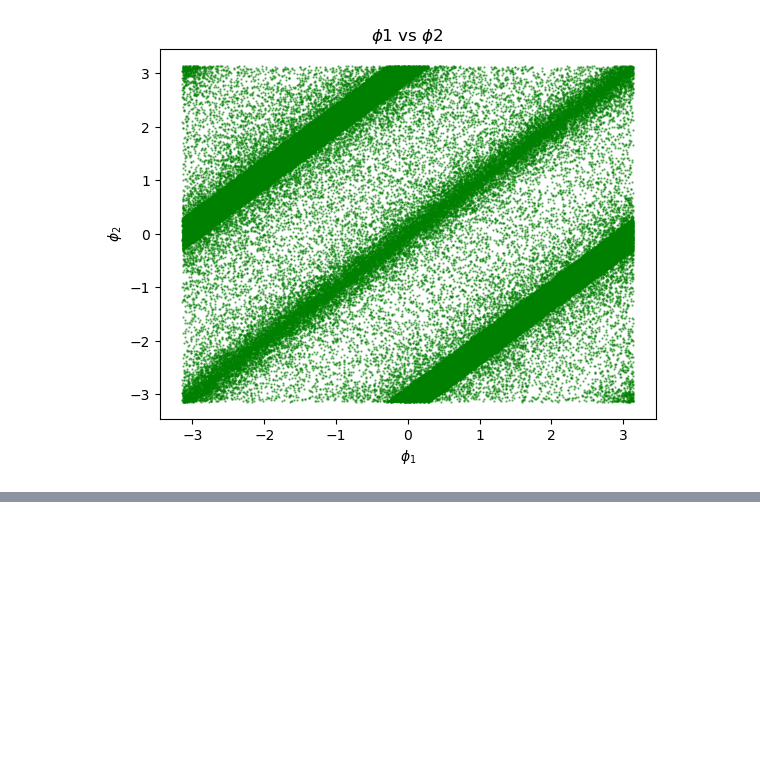
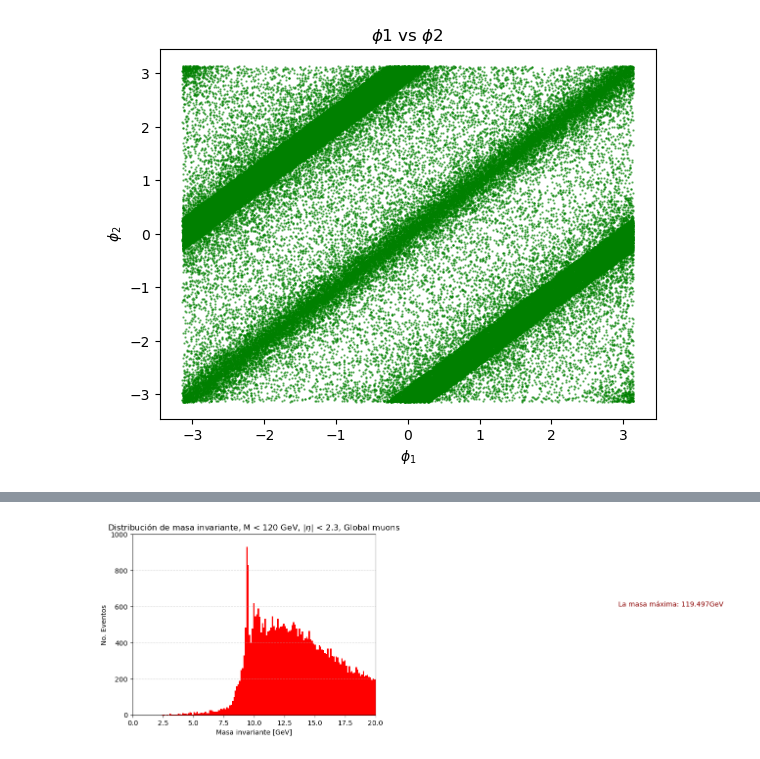
Before and after one commit to ProgramasParaFisicaDeParticulas/blindsampleanalysiswithcsv9-Art-999, a Jupyter notebook: Sample_desconocida.ipynb, the cells around one changed output, grey strips where cells are left out. Cells and saved outputs as stored; diff of their text form; code cells hidden in the pictures; blank space fills up the shorter version.

```diff
--- a/Sample_desconocida.ipynb
+++ b/Sample_desconocida.ipynb
@@ -433,0 +466,16 @@ plt.show()
+# %%
+plt.hist(corte_MG_eta_phi['M'], bins = 1000, color='red')
+
+plt.xlabel("Masa invariante [GeV]")
+plt.ylabel("No. Eventos")
+plt.title(r"Distribución de masa invariante, M < 120 GeV, $|\eta|$ < 2.3, Global muons")
+
+plt.text(40,600, 'La masa máxima: ' + str(max(corte_MG_eta['M'])) + 'GeV', c='darkred')
+
+plt.grid(axis='y', linestyle='--', alpha=0.5)
+plt.ylim(0,1000)
+plt.xlim(0,20)
+plt.savefig("mass_distri_woTmu&120Gev&eta&phi.png", dpi=300, bbox_inches='tight')
+plt.show()
+# %% [output]
+[figure, added]
```
Also changed, not shown: parts of 6 cells of this notebook.
